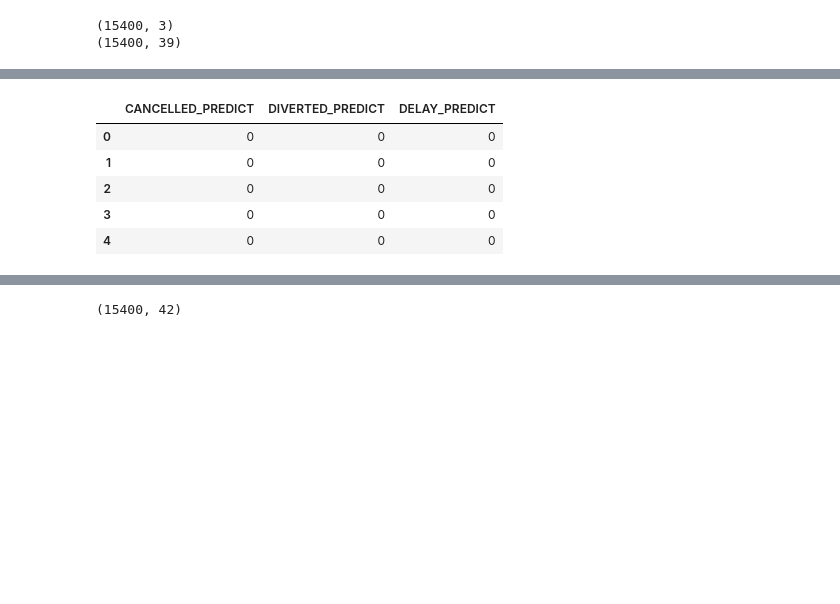
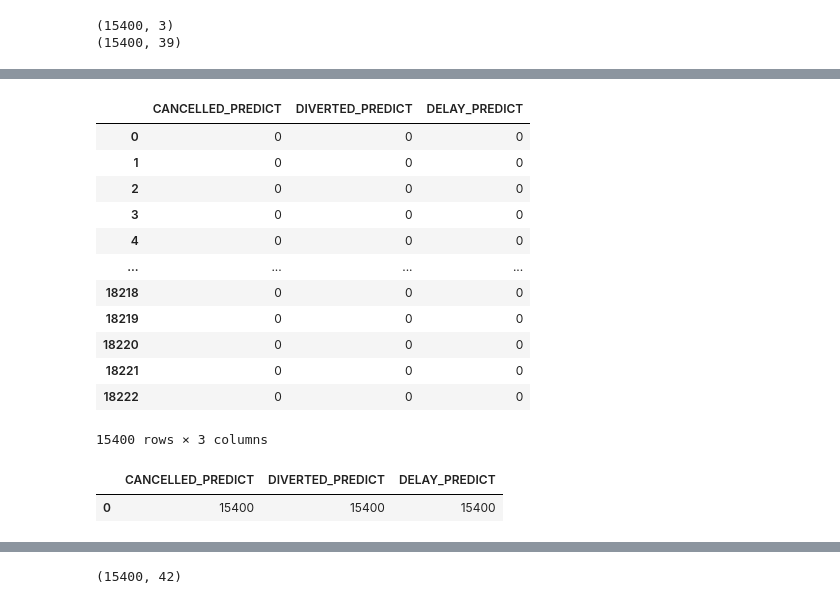
Before and after one commit to NicoleLund/flight_delay_prediction, a Jupyter notebook: data_manipulation_modeling/model_best_fit/random_forest_model_v2.ipynb, the cells around one changed output, grey strips where cells are left out. Cells and saved outputs as stored; diff of their text form; code cells hidden in the pictures; blank space fills up the shorter version.

Commit message:
Fix index on prediction results

```diff
--- a/data_manipulation_modeling/model_best_fit/random_forest_model_v2.ipynb
+++ b/data_manipulation_modeling/model_best_fit/random_forest_model_v2.ipynb
@@ -293,7 +293,7 @@ model = RandomForestClassifier(n_jobs=-1)
 
 param_grid = {
     'n_estimators': [100, 1000, 5000],
-    'max_features': ['auto', 'sqrt', 'log2']
+    'max_features': ['sqrt', 'log2']
 }
 
 grid = GridSearchCV(estimator=model, param_grid=param_grid, scoring='accuracy')
@@ -308,6 +308,6 @@ joblib.dump(grid, './random_forest_grid_v2.sav')
 ['./random_forest_grid_v2.sav']
 # %%
 # Build final model
-best_model = RandomForestClassifier(n_estimators=5000, max_features= 'auto', n_jobs=-1)
+best_model = RandomForestClassifier(n_estimators=5000, max_features= 'sqrt', n_jobs=-1)
 best_model.fit(X_train, y_train)
 # %% [output]
@@ -624,17 +668,30 @@ print(df_2018_predict.shape)
 # %%
 # Create DataFrame of predictions
 predictions_2018_df = pd.DataFrame({ \
             "CANCELLED_PREDICT": predictions_2018[:,0], \
             "DIVERTED_PREDICT": predictions_2018[:,1], \
-            "DELAY_PREDICT": predictions_2018[:,2]})
-predictions_2018_df.head()
+            "DELAY_PREDICT": predictions_2018[:,2]}, \
+            index=X_categorical_2018_df.index)
+predictions_2018_df
 # %% [output]
 |  | CANCELLED_PREDICT | DIVERTED_PREDICT | DELAY_PREDICT |
 | 0 | 0 | 0 | 0 |
 | 1 | 0 | 0 | 0 |
 | 2 | 0 | 0 | 0 |
 | 3 | 0 | 0 | 0 |
 | 4 | 0 | 0 | 0 |
+| ... | ... | ... | ... |
+| 18218 | 0 | 0 | 0 |
+| 18219 | 0 | 0 | 0 |
+| 18220 | 0 | 0 | 0 |
+| 18221 | 0 | 0 | 0 |
+| 18222 | 0 | 0 | 0 |
+15400 rows × 3 columns
+# %%
+predictions_2018_df.apply(pd.value_counts)
+# %% [output]
+|  | CANCELLED_PREDICT | DIVERTED_PREDICT | DELAY_PREDICT |
+| 0 | 15400 | 15400 | 15400 |
 # %%
 # Join predicted data to full file
 df_2018_predictions = df_2018_predict
```
Also changed, not shown: parts of 23 cells of this notebook, 1 other file.
